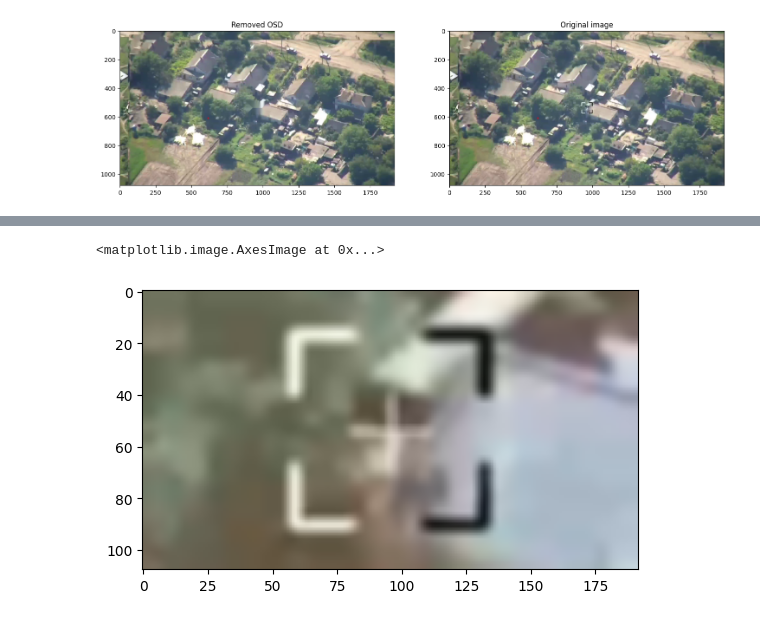
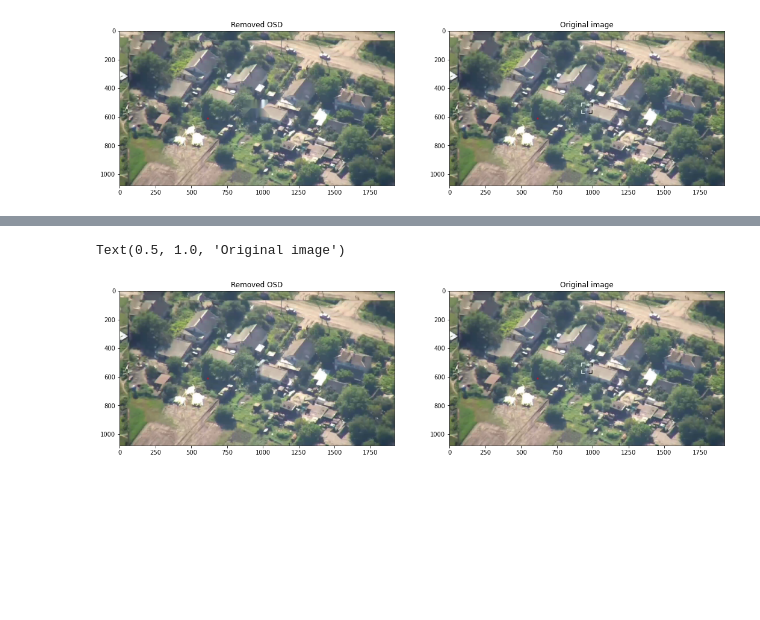
Before and after one commit to dieumerci7/OSD-Removal, a Jupyter notebook: notebooks/test.ipynb, the cells around one changed output, grey strips where cells are left out. Cells and saved outputs as stored; diff of their text form; code cells hidden in the pictures; blank space fills up the shorter version.

```diff
--- a/notebooks/test.ipynb
+++ b/notebooks/test.ipynb
@@ -84,2 +79,0 @@ mask.shape, img.shape
-# %%
-cropped_img = crop_center(video[0])
@@ -101,12 +79,0 @@ plt.imshow(cropped_img)
-# %%
-# get (i, j) positions of all RGB pixels that are black (i.e. [0, 0, 0])
-black_pixels = np.where(
-    (cropped_img[:, :, 0] <= 50) &
-    (cropped_img[:, :, 1] <= 50) &
-    (cropped_img[:, :, 2] <= 50)
-)
-
-# set those pixels to white
-cropped_img[black_pixels] = [255, 255, 255]
-
-plt.imshow(cropped_img)
@@ -116,5 +79,0 @@ plt.imshow(cropped_img)
-# %%
-plt.imshow(remove_OSD(crop_center(video[0])))
-# %% [output]
-<matplotlib.image.AxesImage at 0x...>
-[figure, removed]
@@ -120,0 +115,14 @@ plt.imshow(remove_OSD(crop_center(video[0])))
+# %%
+img = video[0]
+
+plt.figure(figsize=(18, 12))
+plt.subplot(1, 2, 1)
+plt.imshow(removeOSD(img))
+plt.title('Removed OSD')
+
+plt.subplot(1, 2, 2)
+plt.imshow(img)
+plt.title('Original image')
+# %% [output]
+Text(0.5, 1.0, 'Original image')
+[figure, added]
```
Also changed, not shown: parts of 7 cells of this notebook.
